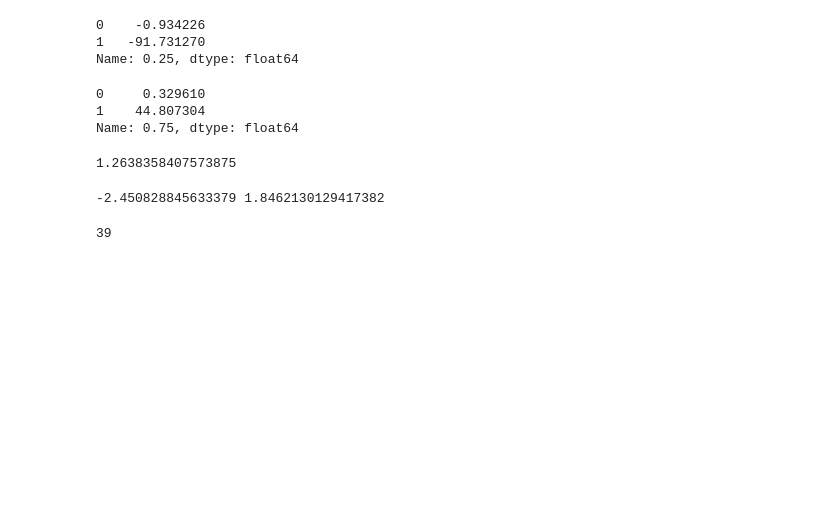
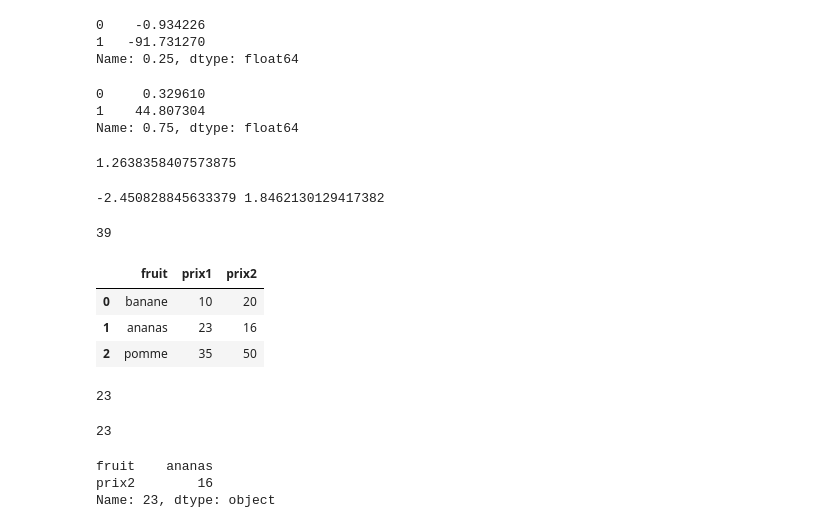
Before and after one commit to germanlinux/notebooks, a Jupyter notebook: python_datasc/delete_row.ipynb, the cells around one changed output. Saved outputs shown, nothing was run; the diff lists cells and outputs as text; code cells hidden in the pictures; blank space fills up the shorter version.

```diff
--- a/python_datasc/delete_row.ipynb
+++ b/python_datasc/delete_row.ipynb
@@ -287,3 +287,22 @@ out =  [x for  x in dt3[0]  if inf < x < sup ]
 print(len(out))
 # %% [output]
 39
+# %%
+ma_dict = (['banane',10, 20], ['ananas', 23, 16], ['pomme' ,35, 50])
+# %%
+dtp = pd.DataFrame(ma_dict, columns= ['fruit', 'prix1', 'prix2'])
+# %%
+dtp
+# %% [output]
+|  | fruit | prix1 | prix2 |
+| 0 | banane | 10 | 20 |
+| 1 | ananas | 23 | 16 |
+| 2 | pomme | 35 | 50 |
+# %%
+dtp.iloc[1].prix1
+# %% [output]
+23
+# %%
+dtp.loc[1, 'prix1']
+# %% [output]
+23
@@ -289,0 +311,6 @@ print(len(out))
+# %%
+dtp.iloc[1]
+# %% [output]
+fruit    ananas
+prix2        16
+Name: 23, dtype: object
```
Also changed, not shown: parts of 1 cell of this notebook, 3 other files.
